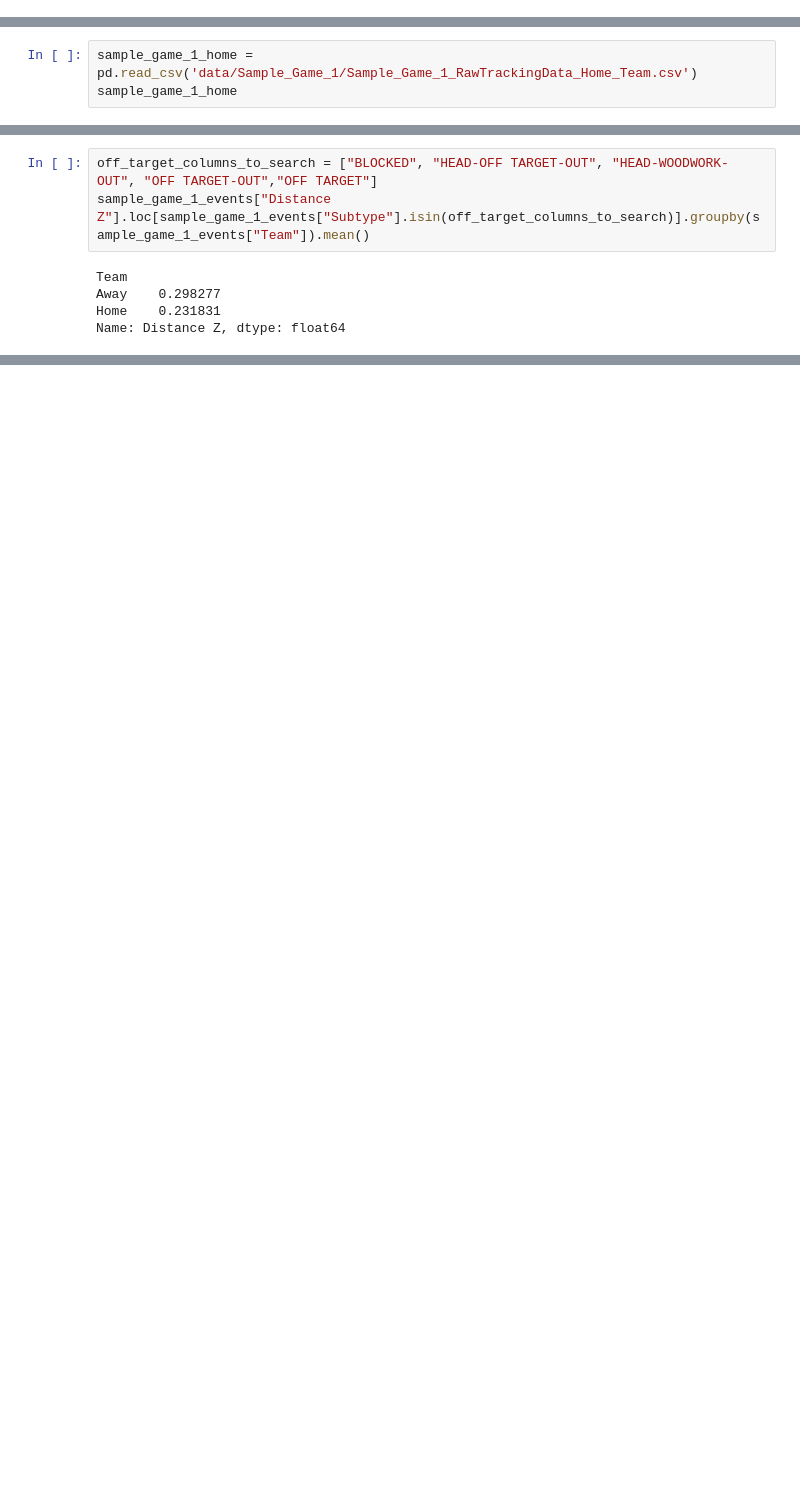
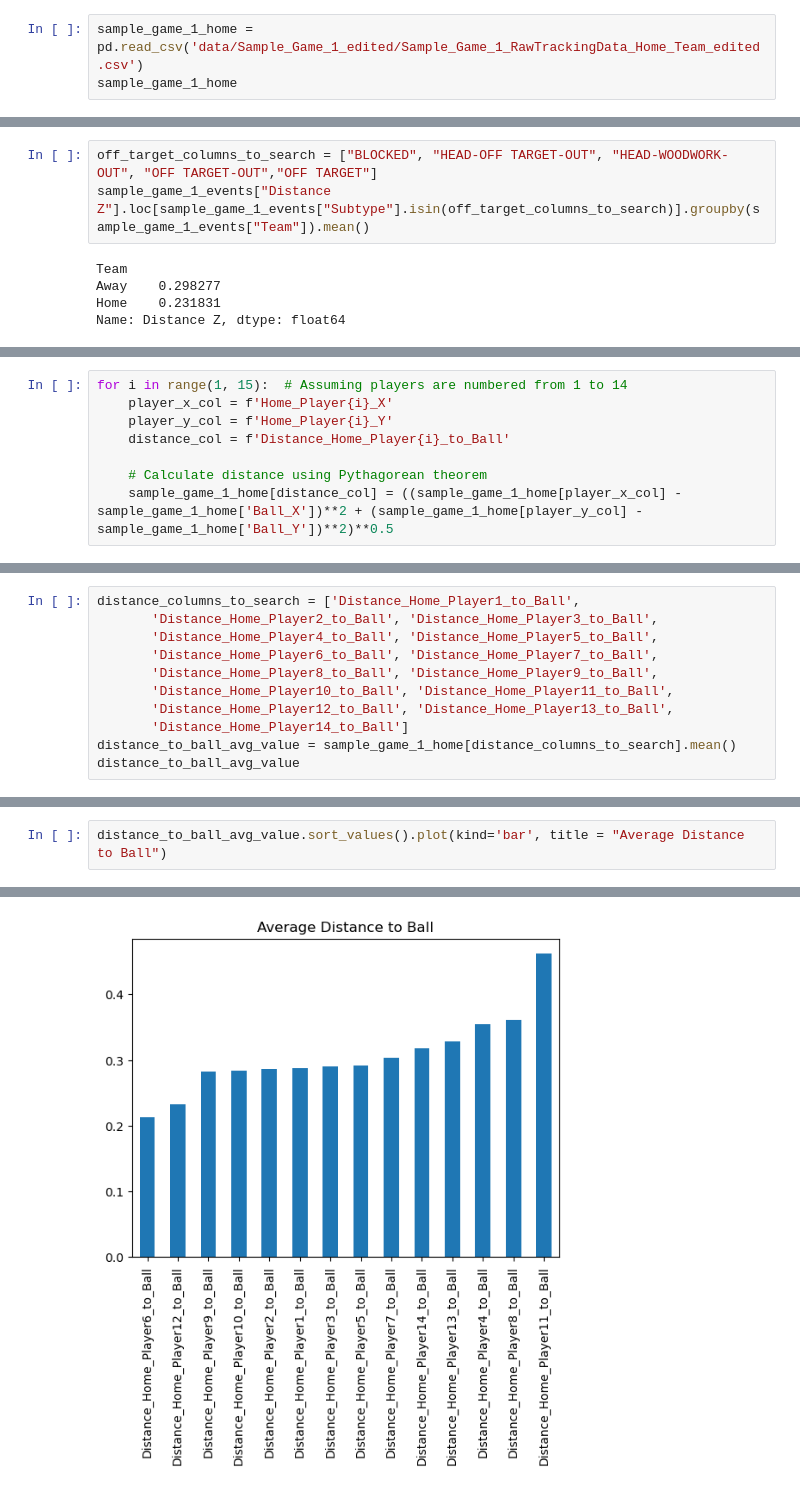
Before and after one commit to lnyousif/Football101, a Jupyter notebook: Sean Notebook.ipynb, the cells around one changed output, grey strips where cells are left out. Saved outputs shown, nothing was run; the diff lists cells and outputs as text; blank space fills up the shorter version.

```diff
--- a/Sean Notebook.ipynb
+++ b/Sean Notebook.ipynb
@@ -20,3 +20,6 @@ sample_game_1_events
 | 1743 | Away | RECOVERY | BLOCKED | 2 | 143617 | 5744.68 | 143617 | 5744.68 | Player16 | ... |
 | 1744 | Away | BALL OUT | NaN | 2 | 143622 | 5744.88 | 143630 | 5745.20 | Player16 | ... |
 1745 rows × 14 columns
+# %%
+sample_game_1_home = pd.read_csv('data/Sample_Game_1_edited/Sample_Game_1_RawTrackingData_Home_Team_edited.csv')
+sample_game_1_home
@@ -74,3 +90,0 @@ sample_game_1_away
-# %%
-sample_game_1_home = pd.read_csv('data/Sample_Game_1/Sample_Game_1_RawTrackingData_Home_Team.csv')
-sample_game_1_home
@@ -434,0 +502,8 @@ sample_game_1_events["Distance Z"].loc[sample_game_1_events["Subtype"].isin(off_
+# %%
+for i in range(1, 15):  # Assuming players are numbered from 1 to 14
+    player_x_col = f'Home_Player{i}_X'
+    player_y_col = f'Home_Player{i}_Y'
+    distance_col = f'Distance_Home_Player{i}_to_Ball'
+
+    # Calculate distance using Pythagorean theorem
+    sample_game_1_home[distance_col] = ((sample_game_1_home[player_x_col] - sample_game_1_home['Ball_X'])**2 + (sample_game_1_home[player_y_col] - sample_game_1_home['Ball_Y'])**2)**0.5
@@ -434,0 +546,11 @@ sample_game_1_events["Distance Z"].loc[sample_game_1_events["Subtype"].isin(off_
+# %%
+distance_columns_to_search = ['Distance_Home_Player1_to_Ball',
+       'Distance_Home_Player2_to_Ball', 'Distance_Home_Player3_to_Ball',
+       'Distance_Home_Player4_to_Ball', 'Distance_Home_Player5_to_Ball',
+       'Distance_Home_Player6_to_Ball', 'Distance_Home_Player7_to_Ball',
+       'Distance_Home_Player8_to_Ball', 'Distance_Home_Player9_to_Ball',
+       'Distance_Home_Player10_to_Ball', 'Distance_Home_Player11_to_Ball',
+       'Distance_Home_Player12_to_Ball', 'Distance_Home_Player13_to_Ball',
+       'Distance_Home_Player14_to_Ball']
+distance_to_ball_avg_value = sample_game_1_home[distance_columns_to_search].mean()
+distance_to_ball_avg_value
@@ -434,0 +573,3 @@ sample_game_1_events["Distance Z"].loc[sample_game_1_events["Subtype"].isin(off_
+# %%
+distance_to_ball_avg_value.sort_values().plot(kind='bar', title = "Average Distance to Ball")
+# %% [output]
@@ -434,0 +577 @@ sample_game_1_events["Distance Z"].loc[sample_game_1_events["Subtype"].isin(off_
+[figure, added]
```
Also changed, not shown: parts of 18 cells of this notebook.
